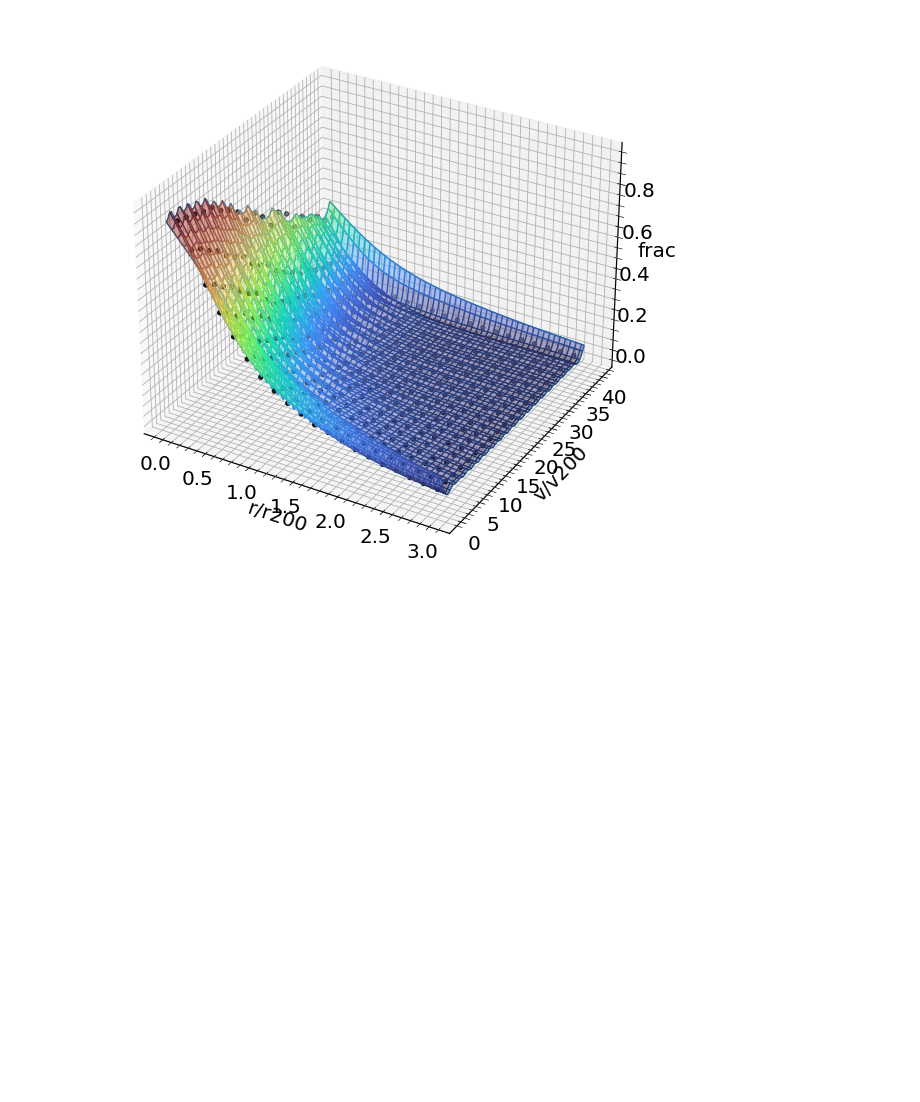
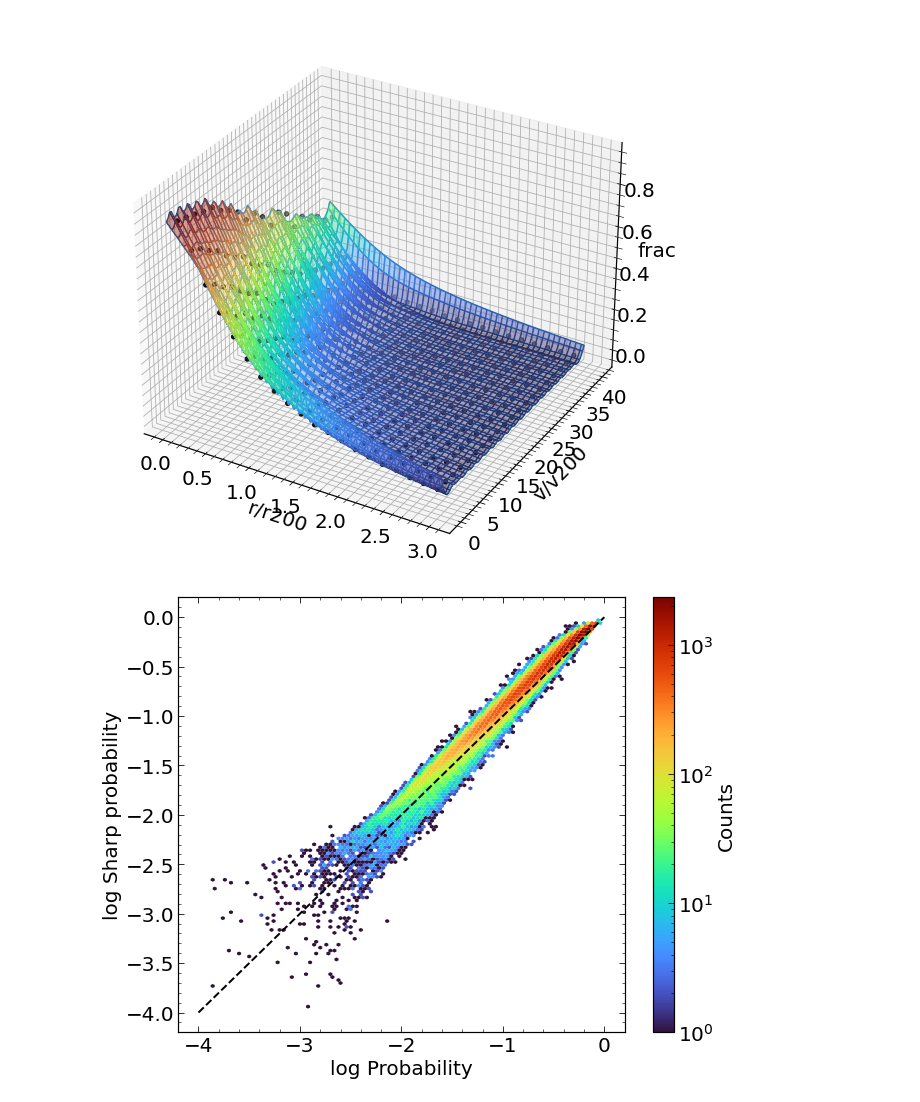
Before and after one commit to toddlcook/group_supplementation, a Jupyter notebook: Euclid_photo_groups.ipynb, the cells around one changed output. Drawn from its saved outputs; the diff is of its cells as text; code cells hidden in the pictures; blank space fills up the shorter version.

```diff
--- a/Euclid_photo_groups.ipynb
+++ b/Euclid_photo_groups.ipynb
@@ -614,14 +616,17 @@ probdf['spline_prob']=probdf['spline_prob'].clip(lower=0)
 # %%
+# Plot comparing the processed probabilities with the unprocessed probabilities
 im=plt.hexbin(np.log10(probdf[probdf['match']==True]['spline_prob']),
               np.log10(probdf[probdf['match']==True]['sharp_spline_prob']),
               gridsize=(100,round(100*2/3)),cmap='turbo',extent=(-4,0,-4,0),
               mincnt=1,linewidths=0,norm=matplotlib.colors.LogNorm())
 plt.plot([-4,0],[-4,0],c='k',linestyle='dashed',linewidth=2)
 
 cbar=plt.colorbar().set_label(label='Counts',fontsize=20)
 im.figure.axes[1].tick_params(labelsize=20)
-plt.xlabel('Probability')
-plt.ylabel('Sharp probability')
+plt.xlabel('log Probability')
+plt.ylabel('log Sharp probability')
 plt.show()
 
 plt.show()
+# %% [output]
+[figure, added]
```
Also changed, not shown: parts of 25 cells of this notebook, 2 other files.
